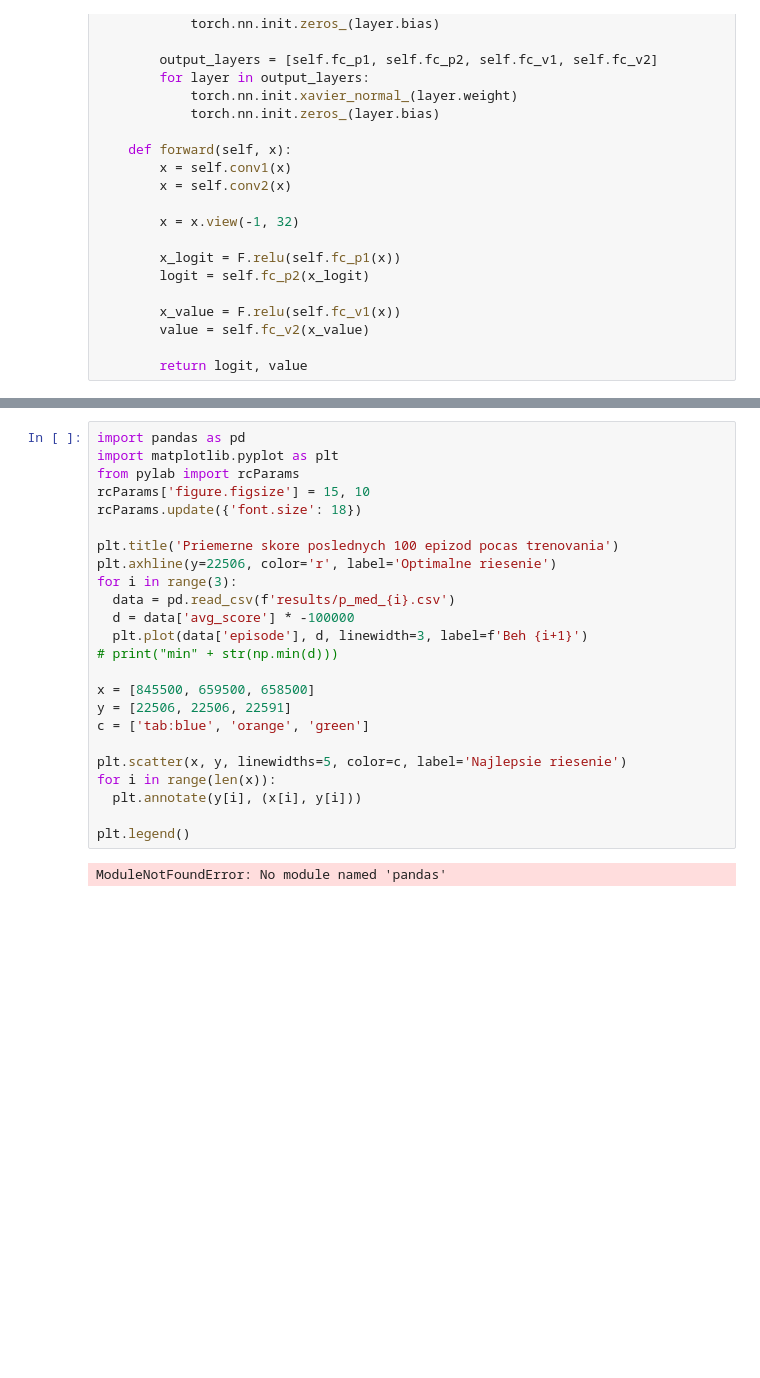
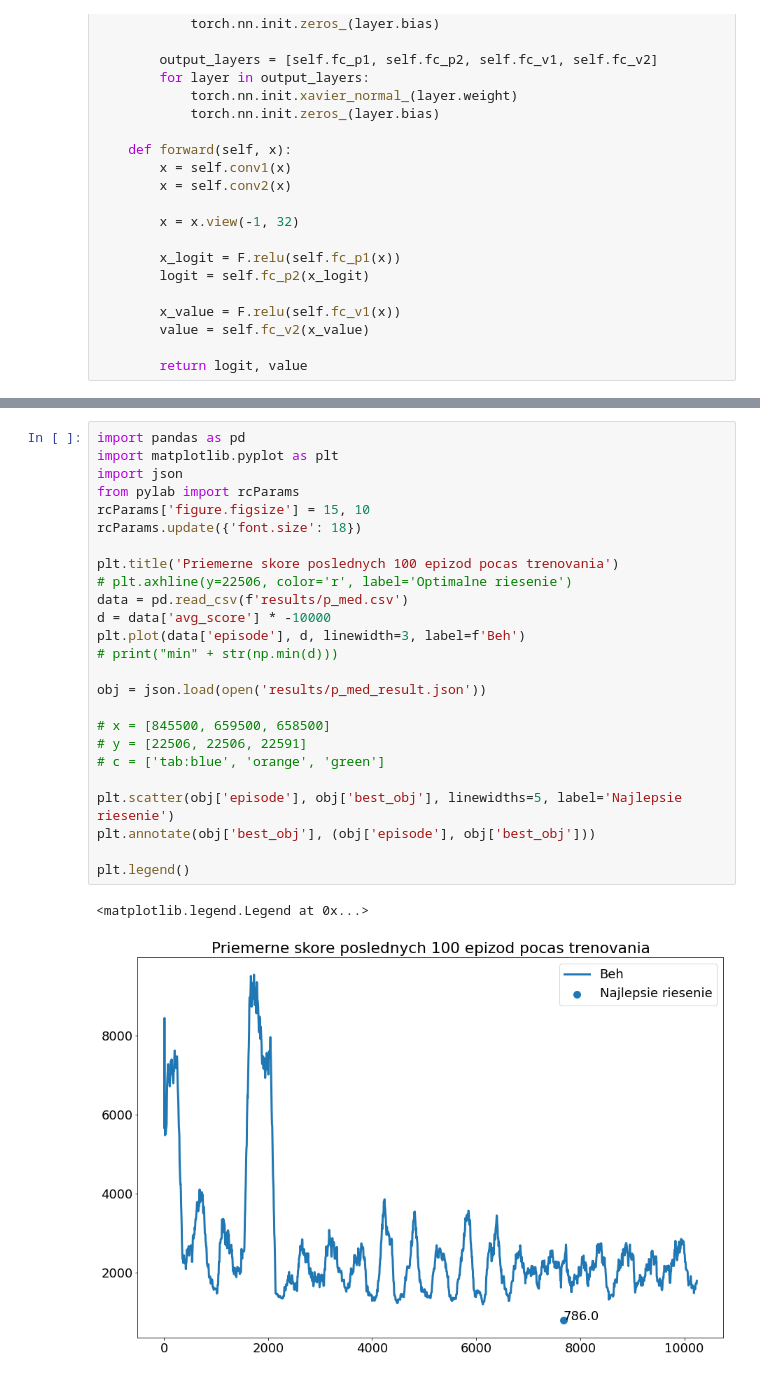
Before and after one commit to Ed-zo/rl-optimization, a Jupyter notebook: notebook.ipynb, the cells around one changed output, grey strips where cells are left out. Cells and saved outputs as stored; diff of their text form; blank space fills up the shorter version.

```diff
--- a/notebook.ipynb
+++ b/notebook.ipynb
@@ -93,26 +89,28 @@ State: [0, 0, 0, 0, 0, 1, 0, 0, 0, 0, 0, 0, 0, 0, 0, 0, 0, 1, 0, 0, 0, 0, 0, 0,
 # %%
 import pandas as pd
 import matplotlib.pyplot as plt
+import json
 from pylab import rcParams
 rcParams['figure.figsize'] = 15, 10
 rcParams.update({'font.size': 18})
 
 plt.title('Priemerne skore poslednych 100 epizod pocas trenovania')
-plt.axhline(y=22506, color='r', label='Optimalne riesenie')
-for i in range(3):
-  data = pd.read_csv(f'results/p_med_{i}.csv')
-  d = data['avg_score'] * -100000
-  plt.plot(data['episode'], d, linewidth=3, label=f'Beh {i+1}')
+# plt.axhline(y=22506, color='r', label='Optimalne riesenie')
+data = pd.read_csv(f'results/p_med.csv')
+d = data['avg_score'] * -10000
+plt.plot(data['episode'], d, linewidth=3, label=f'Beh')
 # print("min" + str(np.min(d)))
 
-x = [845500, 659500, 658500]
-y = [22506, 22506, 22591]
-c = ['tab:blue', 'orange', 'green']
+obj = json.load(open('results/p_med_result.json'))
 
-plt.scatter(x, y, linewidths=5, color=c, label='Najlepsie riesenie')
-for i in range(len(x)):
-  plt.annotate(y[i], (x[i], y[i]))
+# x = [845500, 659500, 658500]
+# y = [22506, 22506, 22591]
+# c = ['tab:blue', 'orange', 'green']
+
+plt.scatter(obj['episode'], obj['best_obj'], linewidths=5, label='Najlepsie riesenie')
+plt.annotate(obj['best_obj'], (obj['episode'], obj['best_obj']))
 
 plt.legend()
 # %% [output]
-ModuleNotFoundError: No module named 'pandas'
+<matplotlib.legend.Legend at 0x...>
+[figure, added]
```
Also changed, not shown: parts of 2 cells of this notebook, 6 other files.
